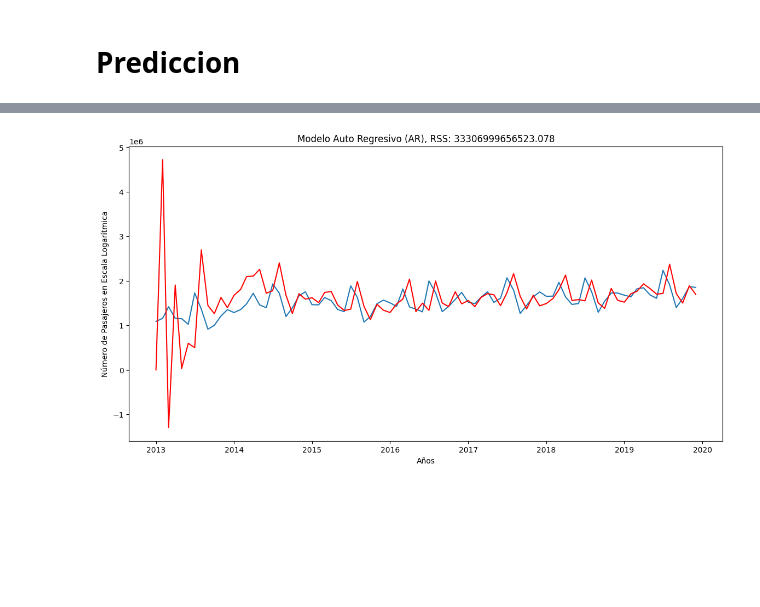
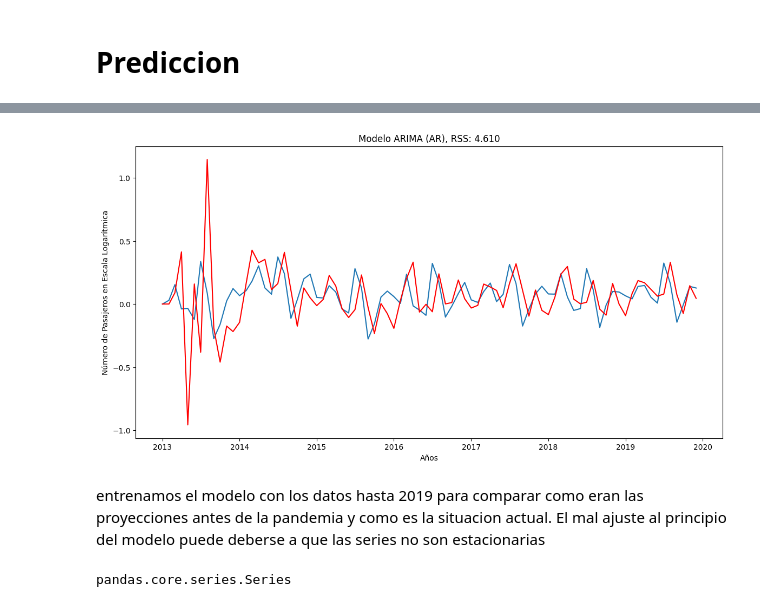
Before and after one commit to matutedevelop/Proyecto_prog_analisis, a Jupyter notebook: Cleaning_edu/data_edu6_2.ipynb, the cells around one changed output, grey strips where cells are left out. Cells and saved outputs as stored; diff of their text form; code cells hidden in the pictures; blank space fills up the shorter version.

```diff
--- a/Cleaning_edu/data_edu6_2.ipynb
+++ b/Cleaning_edu/data_edu6_2.ipynb
@@ -595,18 +367,18 @@ plt.show()
 # %%
-from statsmodels.tsa.arima.model import ARIMA
+
 # Modelo Auto Regresivo (AR)
-model = ARIMA(ts_tur_noc, order=(5, 5, 3), freq=None)
-resulta_AR = model.fit()
-RSS_AR = sum((resulta_AR.fittedvalues - ts_tur_noc) ** 2)
+model = ARIMA(ts_tur_noc, order=(5, 4, 3), freq=None)
+resulta_tur_noc = model.fit()
+RSS_AR = sum((resulta_tur_noc.fittedvalues - ts_tur_noc) ** 2)
 
 # Gráfico de la Serie de Tiempo con tamaño de figura más grande
 plt.figure(figsize=(14, 7))
 plt.plot(ts_tur_noc)
-plt.plot(resulta_AR.fittedvalues, color='red')
-plt.title("Modelo Auto Regresivo (AR), RSS: %.3f" % RSS_AR)
+plt.plot(resulta_tur_noc.fittedvalues, color='red')
+plt.title("Modelo ARIMA (AR), RSS: %.3f" % RSS_AR)
 plt.xlabel('Años')
 plt.ylabel('Número de Pasajeros en Escala Logarítmica')
 plt.show()
 # %% [output]
-[figure, old version]
+[figure, new version]
 # %%
@@ -624,3 +395,9 @@ plt.title("Modelo Auto Regresivo (AR), RSS: %.3f" % RSS_AR)
 plt.xlabel('Años')
 plt.ylabel('Número de Pasajeros en Escala Logarítmica')
 plt.show()
+# %% [markdown]
+entrenamos el modelo con los datos hasta 2019 para comparar como eran las proyecciones  antes de la pandemia y como es la situacion actual. El mal ajuste al principio del modelo puede deberse a que las series no son estacionarias
+# %%
+type(ts_tur_noc)
+# %% [output]
+pandas.core.series.Series
```
Also changed, not shown: parts of 23 cells of this notebook.
